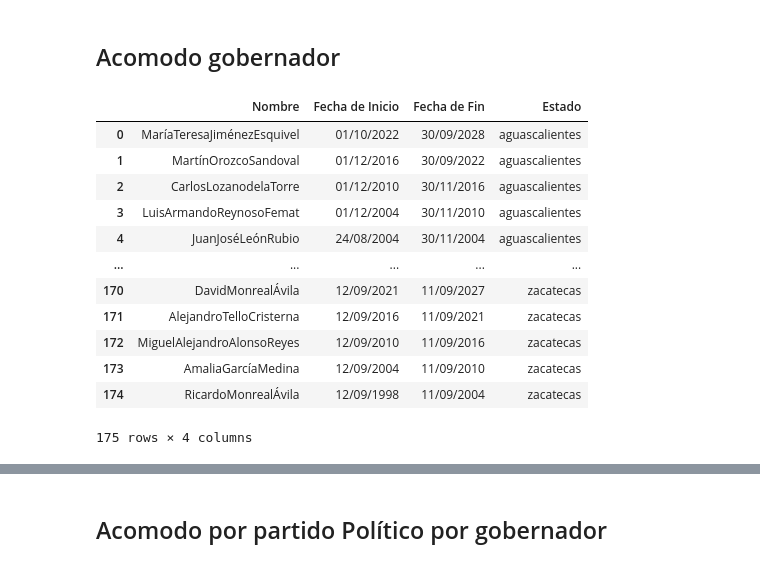
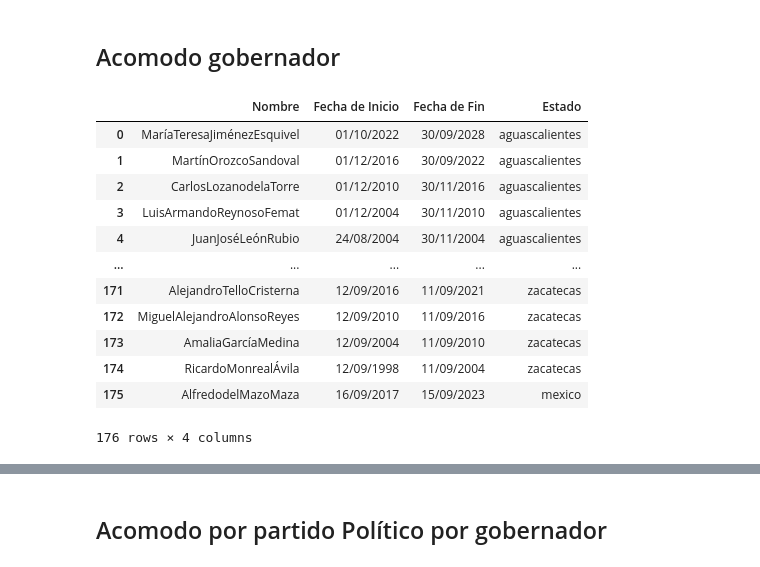
Before and after one commit to BryanPP97/airflow_cobrit, a Jupyter notebook: dags/utils/scraper.ipynb, the cells around one changed output, grey strips where cells are left out. Saved outputs shown, nothing was run; the diff lists cells and outputs as text; code cells hidden in the pictures.

Commit message:
Se termina data.py

```diff
--- a/dags/utils/scraper.ipynb
+++ b/dags/utils/scraper.ipynb
@@ -923,21 +920,33 @@ df_gob
 ## Acomodo gobernador
 # %%
 df_gob = pd.read_csv("datos.csv")
+# Suponiendo que ya tienes cargado tu DataFrame df_gob
+nuevo_registro = pd.DataFrame({
+    "Nombre": ["Alfredo del Mazo Maza"],
+    "Fecha de Inicio": ["16/09/2017"],
+    "Fecha de Fin": ["15/09/2023"],
+    "Estado": ["mexico"]
+})
+
+df_gob = pd.concat([df_gob, nuevo_registro]).reset_index(drop=True)
+
 df_gob['Nombre'] = df_gob['Nombre'].str.replace(r'\w+\.', '', regex=True)
 df_gob['Nombre'] = df_gob['Nombre'].str.replace(r'\s', '', regex=True)
 df_gob['Estado'] = df_gob['Estado'].str.lower()
+df_gob['Estado'] = df_gob['Estado'].apply(unidecode)
+
 df_gob
 # %% [output]
 |  | Nombre | Fecha de Inicio | Fecha de Fin | Estado |
 | 0 | MaríaTeresaJiménezEsquivel | 01/10/2022 | 30/09/2028 | aguascalientes |
 | 1 | MartínOrozcoSandoval | 01/12/2016 | 30/09/2022 | aguascalientes |
 | 2 | CarlosLozanodelaTorre | 01/12/2010 | 30/11/2016 | aguascalientes |
 | 3 | LuisArmandoReynosoFemat | 01/12/2004 | 30/11/2010 | aguascalientes |
 | 4 | JuanJoséLeónRubio | 24/08/2004 | 30/11/2004 | aguascalientes |
 | ... | ... | ... | ... | ... |
-| 170 | DavidMonrealÁvila | 12/09/2021 | 11/09/2027 | zacatecas |
 | 171 | AlejandroTelloCristerna | 12/09/2016 | 11/09/2021 | zacatecas |
 | 172 | MiguelAlejandroAlonsoReyes | 12/09/2010 | 11/09/2016 | zacatecas |
 | 173 | AmaliaGarcíaMedina | 12/09/2004 | 11/09/2010 | zacatecas |
 | 174 | RicardoMonrealÁvila | 12/09/1998 | 11/09/2004 | zacatecas |
+| 175 | AlfredodelMazoMaza | 16/09/2017 | 15/09/2023 | mexico |
-175 rows × 4 columns
+176 rows × 4 columns
```
Also changed, not shown: parts of 14 cells of this notebook, 1 other file.
